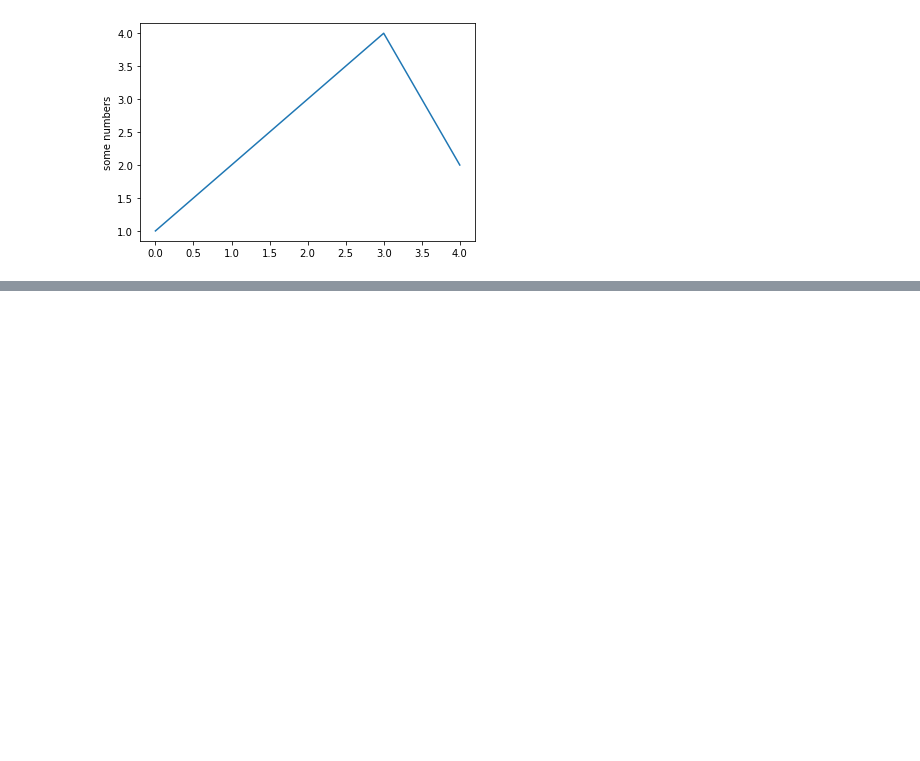
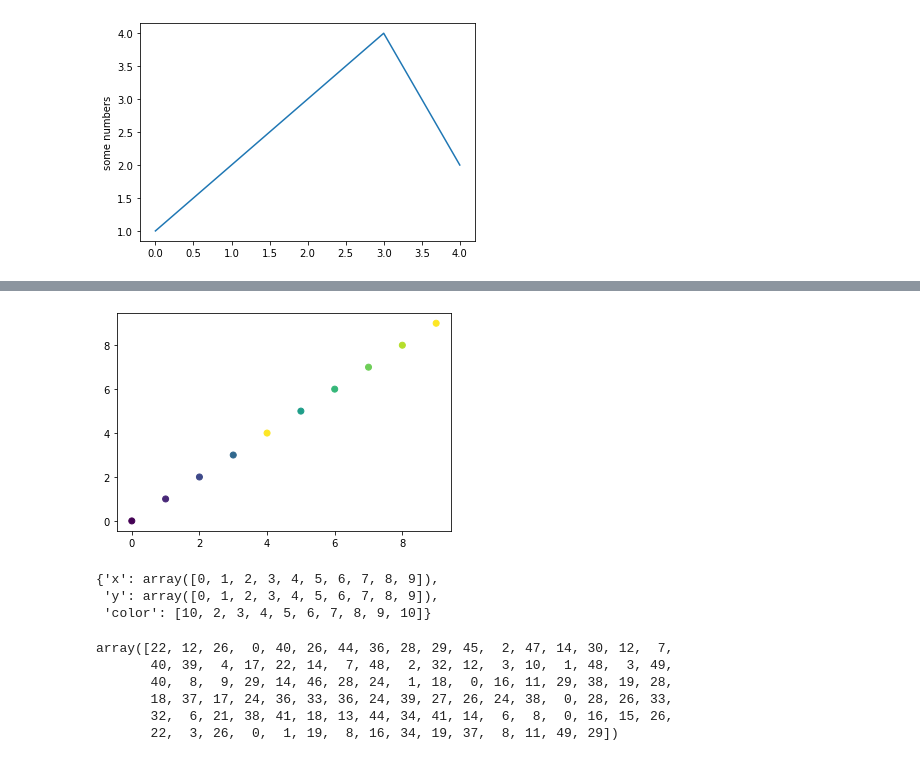
Before and after one commit to morlandi/test_plots, a Jupyter notebook: test_plots.ipynb, the cells around one changed output, grey strips where cells are left out. Drawn from its saved outputs; the diff is of its cells as text; code cells hidden in the pictures; blank space fills up the shorter version.

```diff
--- a/test_plots.ipynb
+++ b/test_plots.ipynb
@@ -24,0 +55,26 @@ pyplot.show()
+# %%
+mydict = {
+    'x': np.arange(10),
+    'y':  np.arange(10),
+    'color': [1, 2, 3, 4, 10, 6, 7, 8, 9, 10],
+}
+
+pyplot.scatter('x', 'y', c='color', data=mydict)
+pyplot.show()
+# %% [output]
+[figure, added]
+# %%
+mydict
+# %% [output]
+{'x': array([0, 1, 2, 3, 4, 5, 6, 7, 8, 9]),
+ 'y': array([0, 1, 2, 3, 4, 5, 6, 7, 8, 9]),
+ 'color': [10, 2, 3, 4, 5, 6, 7, 8, 9, 10]}
+# %%
+np.random.randint(0, 50, 100)
+# %% [output]
+array([22, 12, 26,  0, 40, 26, 44, 36, 28, 29, 45,  2, 47, 14, 30, 12,  7,
+       40, 39,  4, 17, 22, 14,  7, 48,  2, 32, 12,  3, 10,  1, 48,  3, 49,
+       40,  8,  9, 29, 14, 46, 28, 24,  1, 18,  0, 16, 11, 29, 38, 19, 28,
+       18, 37, 17, 24, 36, 33, 36, 24, 39, 27, 26, 24, 38,  0, 28, 26, 33,
+       32,  6, 21, 38, 41, 18, 13, 44, 34, 41, 14,  6,  8,  0, 16, 15, 26,
+       22,  3, 26,  0,  1, 19,  8, 16, 34, 19, 37,  8, 11, 49, 29])
```
Also changed, not shown: parts of 6 cells of this notebook, 3 other files.
